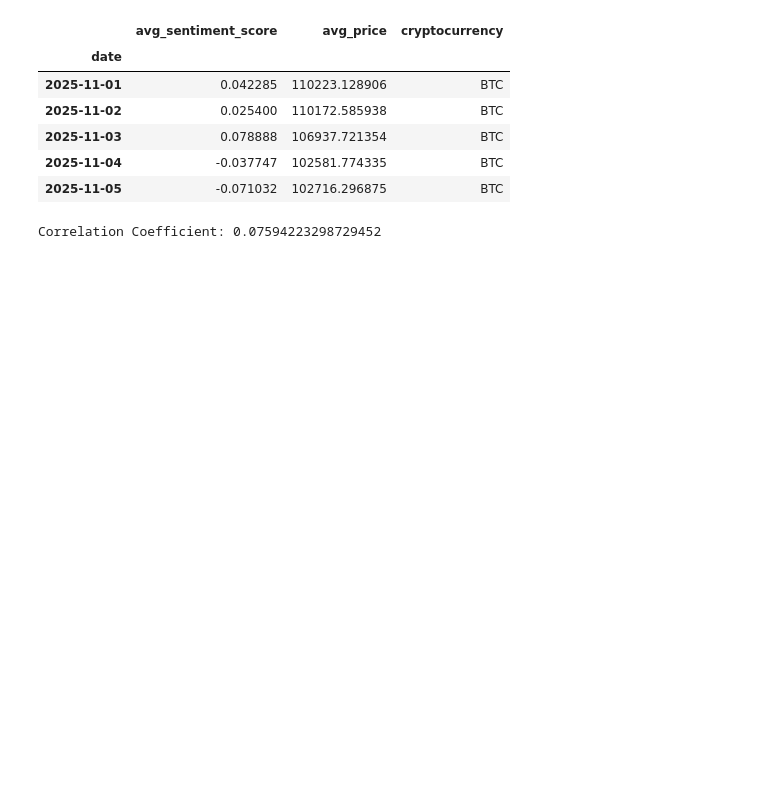
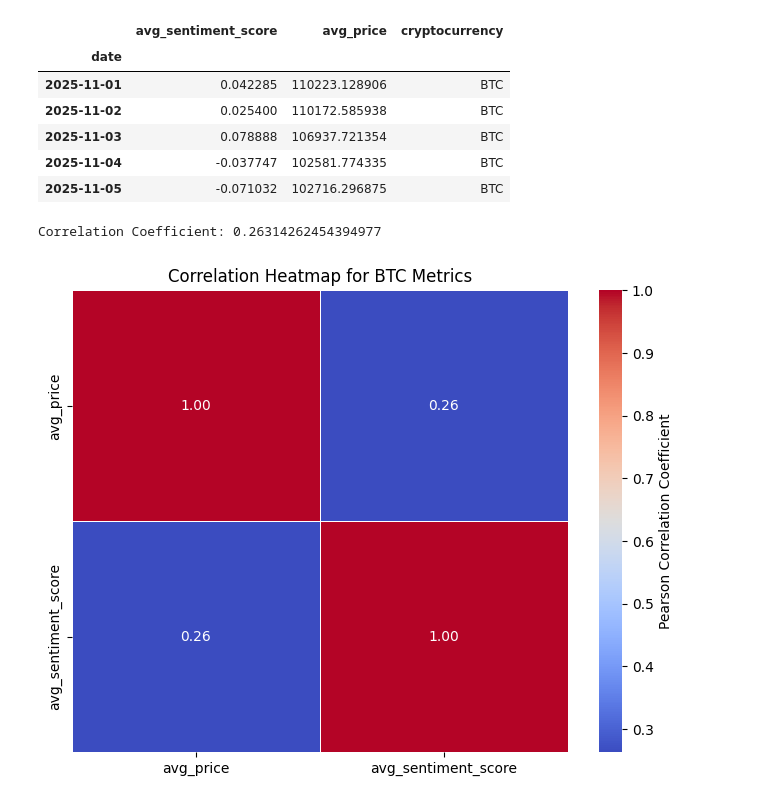
Before and after one commit to Ripa-Shah/Analyzing-Social-Sentiment-Data-to-determine-correlation-with-Cryptocurrency-Price, a Jupyter notebook: MIS584_Cryptocurrency_sentimentdata_and_prices_11_18_25.ipynb, the cells around one changed output. Drawn from its saved outputs; the diff is of its cells as text; code cells hidden in the pictures; blank space fills up the shorter version.

```diff
--- a/MIS584_Cryptocurrency_sentimentdata_and_prices_11_18_25.ipynb
+++ b/MIS584_Cryptocurrency_sentimentdata_and_prices_11_18_25.ipynb
@@ -872,9 +877,41 @@ df_daily_mean_BTC.head()
 #correlation coefficient with mean for BTC
 
 # Calculate the Pearson correlation coefficient between the two columns
-correlation_coefficient = df_daily_mean_BTC['avg_price'].corr(df_daily_mean_BTC['sentiment_score'])
+correlation_coefficient = df_daily_mean_BTC['avg_price'].corr(df_daily_mean_BTC['avg_sentiment_score'])
 
 print(f"Correlation Coefficient: {correlation_coefficient}")
 # %% [output]
-Correlation Coefficient: 0.07594223298729452
+Correlation Coefficient: 0.26314262454394977
+# %%
+import pandas as pd
+import seaborn as sns
+import matplotlib.pyplot as plt
+
+# 1. Select the relevant numerical columns from your DataFrame
+# Include 'avg_price', 'avg_sentiment_score', and any other numerical columns
+
+numerical_features = [
+    'avg_price',
+    'avg_sentiment_score',
+
+]
+
+# Create the correlation matrix
+correlation_matrix = df_daily_mean_BTC[numerical_features].corr(method='pearson')
+
+# 2. Plot the Heatmap
+plt.figure(figsize=(8, 6))
+sns.heatmap(
+    correlation_matrix,
+    annot=True,          # Show the correlation values on the map
+    cmap='coolwarm',     # Use a clear color scheme
+    fmt=".2f",           # Format the numbers to two decimal places
+    linewidths=.5,       # Add lines between cells for clarity
+    cbar_kws={'label': 'Pearson Correlation Coefficient'}
+)
+
+plt.title('Correlation Heatmap for BTC Metrics')
+plt.show()
+# %% [output]
+[figure, added]
 # %%
```
Also changed, not shown: parts of 18 cells of this notebook.
